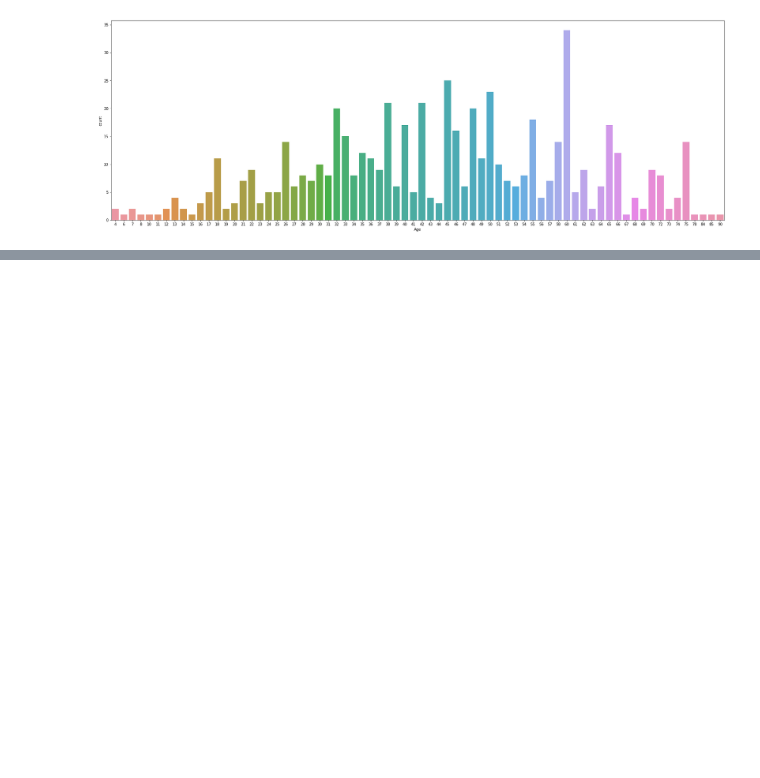
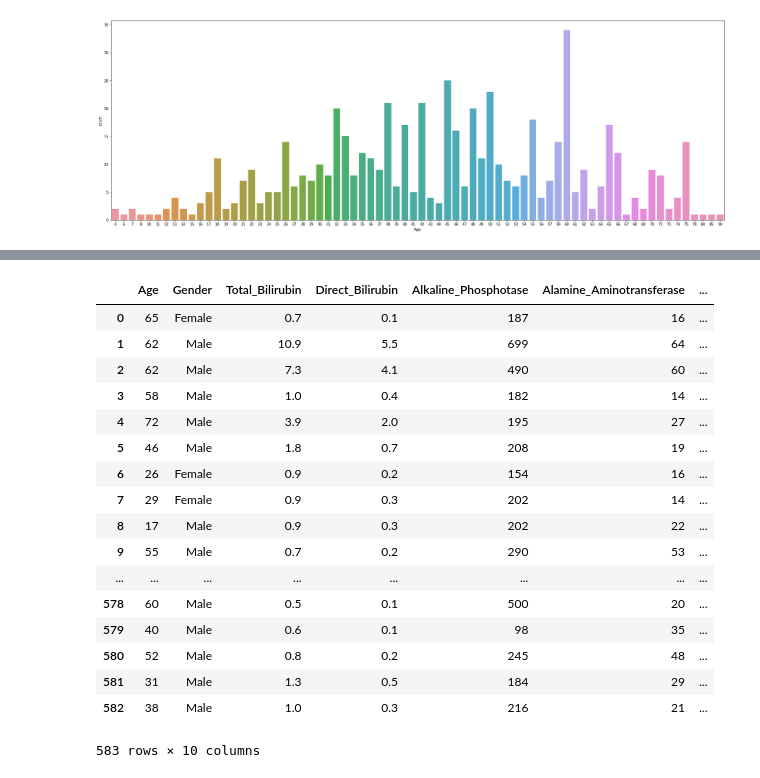
Before and after one commit to vishalvb/Kaggle, a Jupyter notebook: Liver_Patient_Analysis/Liver_Patient_Analysis.ipynb, the cells around one changed output, grey strips where cells are left out. Drawn from its saved outputs; the diff is of its cells as text; code cells hidden in the pictures; blank space fills up the shorter version.

```diff
--- a/Liver_Patient_Analysis/Liver_Patient_Analysis.ipynb
+++ b/Liver_Patient_Analysis/Liver_Patient_Analysis.ipynb
@@ -132,0 +141,2 @@ sns.countplot(x='Age',data = df)
+# %%
+X = df
@@ -132,0 +177,23 @@ sns.countplot(x='Age',data = df)
+# %%
+X.drop(['Dataset'],axis = 1,inplace=True)
+# %%
+X
+# %% [output]
+|  | Age | Gender | Total_Bilirubin | Direct_Bilirubin | Alkaline_Phosphotase | Alamine_Aminotransferase | ... |
+| 0 | 65 | Female | 0.7 | 0.1 | 187 | 16 | ... |
+| 1 | 62 | Male | 10.9 | 5.5 | 699 | 64 | ... |
+| 2 | 62 | Male | 7.3 | 4.1 | 490 | 60 | ... |
+| 3 | 58 | Male | 1.0 | 0.4 | 182 | 14 | ... |
+| 4 | 72 | Male | 3.9 | 2.0 | 195 | 27 | ... |
+| 5 | 46 | Male | 1.8 | 0.7 | 208 | 19 | ... |
+| 6 | 26 | Female | 0.9 | 0.2 | 154 | 16 | ... |
+| 7 | 29 | Female | 0.9 | 0.3 | 202 | 14 | ... |
+| 8 | 17 | Male | 0.9 | 0.3 | 202 | 22 | ... |
+| 9 | 55 | Male | 0.7 | 0.2 | 290 | 53 | ... |
+| ... | ... | ... | ... | ... | ... | ... | ... |
+| 578 | 60 | Male | 0.5 | 0.1 | 500 | 20 | ... |
+| 579 | 40 | Male | 0.6 | 0.1 | 98 | 35 | ... |
+| 580 | 52 | Male | 0.8 | 0.2 | 245 | 48 | ... |
+| 581 | 31 | Male | 1.3 | 0.5 | 184 | 29 | ... |
+| 582 | 38 | Male | 1.0 | 0.3 | 216 | 21 | ... |
+583 rows × 10 columns
```
Also changed, not shown: parts of 22 cells of this notebook.
